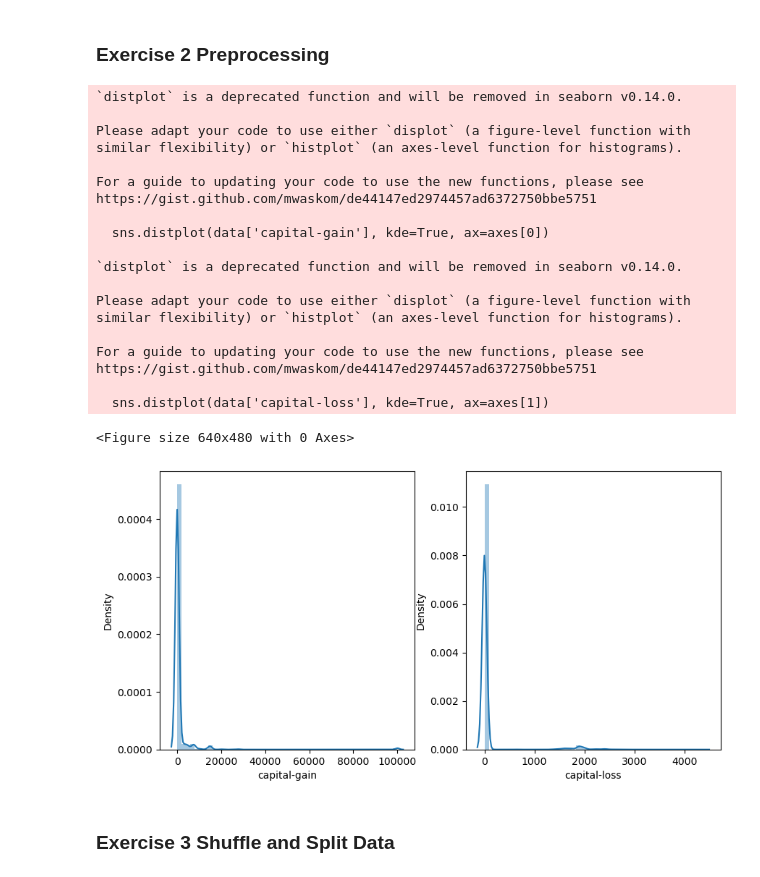
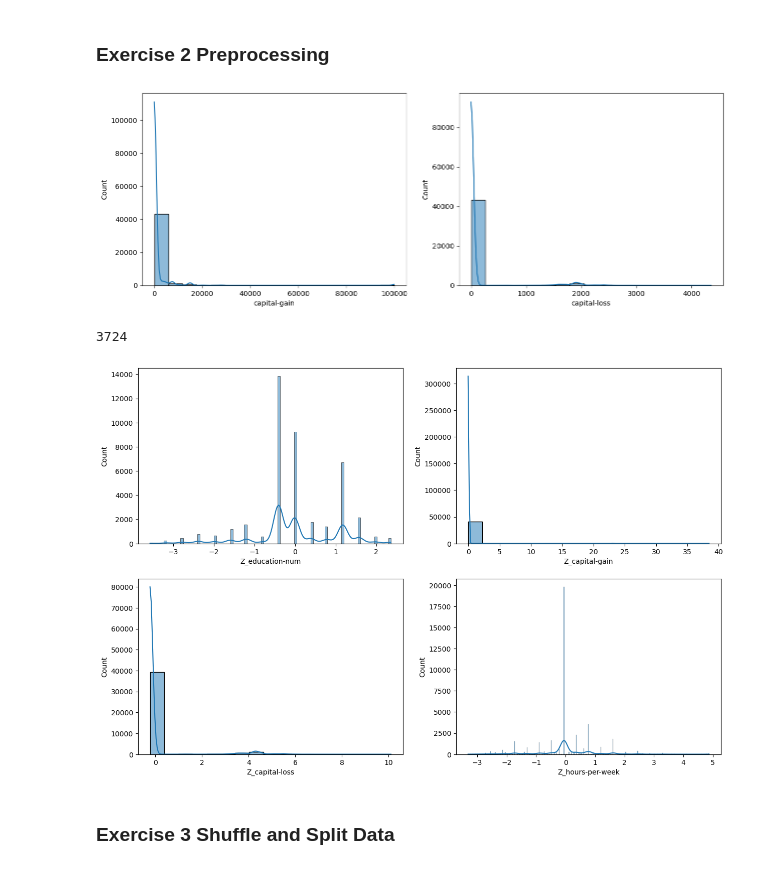
Before and after one commit to Artanisax/CS329-2023Fall, a Jupyter notebook: Lab02/Lab02_Assignment_Template.ipynb, the cells around one changed output. Cells and saved outputs as stored; diff of their text form; code cells hidden in the pictures.

```diff
--- a/Lab02/Lab02_Assignment_Template.ipynb
+++ b/Lab02/Lab02_Assignment_Template.ipynb
@@ -57,33 +57,9 @@ from matplotlib import pyplot as plt
 import seaborn as sns
 # %%
 # Visualize skewed continuous features of original data
-plt.figure(1)
-fig, axes = plt.subplots(1, 2, figsize=[10, 5])
-sns.distplot(data['capital-gain'], kde=True, ax=axes[0])
-
-plt.subplot(1, 2, 2)
-sns.distplot(data['capital-loss'], kde=True, ax=axes[1])
-
+fig, axes = plt.subplots(1, 2, figsize=[15, 5])
+sns.histplot(data['capital-gain'], kde=True, ax=axes[0])
+sns.histplot(data['capital-loss'], kde=True, ax=axes[1])
 plt.show()
 # %% [output]
-`distplot` is a deprecated function and will be removed in seaborn v0.14.0.
-
-Please adapt your code to use either `displot` (a figure-level function with
-similar flexibility) or `histplot` (an axes-level function for histograms).
-
-For a guide to updating your code to use the new functions, please see
-https://gist.github.com/mwaskom/de44147ed2974457ad6372750bbe5751
-
-  sns.distplot(data['capital-gain'], kde=True, ax=axes[0])
-
-`distplot` is a deprecated function and will be removed in seaborn v0.14.0.
-
-Please adapt your code to use either `displot` (a figure-level function with
-similar flexibility) or `histplot` (an axes-level function for histograms).
-
-For a guide to updating your code to use the new functions, please see
-https://gist.github.com/mwaskom/de44147ed2974457ad6372750bbe5751
-
-  sns.distplot(data['capital-loss'], kde=True, ax=axes[1])
-<Figure size 640x480 with 0 Axes>
-[figure, old version]
+[figure, new version]
@@ -96,3 +66,41 @@ https://gist.github.com/mwaskom/de44147ed2974457ad6372750bbe5751
+# %%
+# Outliers Treatment
+# fig, axes = plt.subplots(1, 2, figsize=(15, 5))
+# plt.subplot(1, 2, 1)
+# data['capital-gain'].plot.box()
+# plt.subplot(1, 2, 2)
+# data['capital-loss'].plot.box()
+# plt.show()
+
+data['log_gain'] = np.log(data['capital-gain'] + 1e-6)
+data['log_loss'] = np.log(data['capital-loss'] + 1e-6)
+
+data['Z_gain'] = stats.zscore(data['log_gain'])
+data['Z_loss'] = stats.zscore(data['log_gain'])
+
+df = data[(data['Z_gain'] > -3) & (data['Z_gain'] < 3) &
+          (data['Z_loss'] > -3) & (data['Z_loss'] < 3)].drop(columns=['Z_gain', 'Z_loss']).copy()
+
+data[(data['Z_gain'] < -3) | (data['Z_gain'] > 3) |
+     (data['Z_loss'] < -3) | (data['Z_loss'] > 3)].shape[0]
+# %% [output]
+3724
+# %%
+# Data Transformation
+numeral = ['education-num', 'capital-gain', 'capital-loss', 'hours-per-week']
+Z_numeral = ['Z_education-num', 'Z_capital-gain', 'Z_capital-loss', 'Z_hours-per-week']
+df[Z_numeral] = StandardScaler().fit_transform(df[numeral])
+df[Z_numeral].head()
+fig, axes = plt.subplots(2, 2, figsize=[15, 10])
+sns.histplot(df['Z_education-num'], kde=True, ax=axes[0][0])
+sns.histplot(df['Z_capital-gain'], kde=True, ax=axes[0][1])
+sns.histplot(df['Z_capital-loss'], kde=True, ax=axes[1][0])
+sns.histplot(df['Z_hours-per-week'], kde=True, ax=axes[1][1])
+plt.show()
+
+# Perform one-hot encoding on the data
+# %% [output]
+[figure, added]
 # %% [markdown]
 ### Exercise 3 Shuffle and Split Data
 # %%
```
Also changed, not shown: parts of 4 cells of this notebook.
